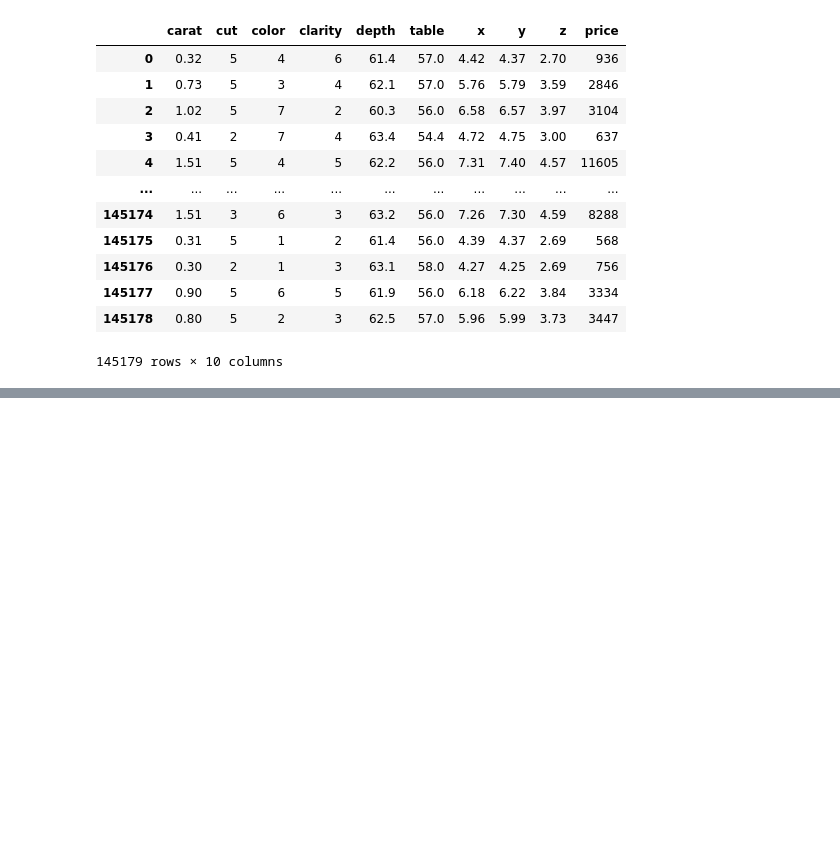
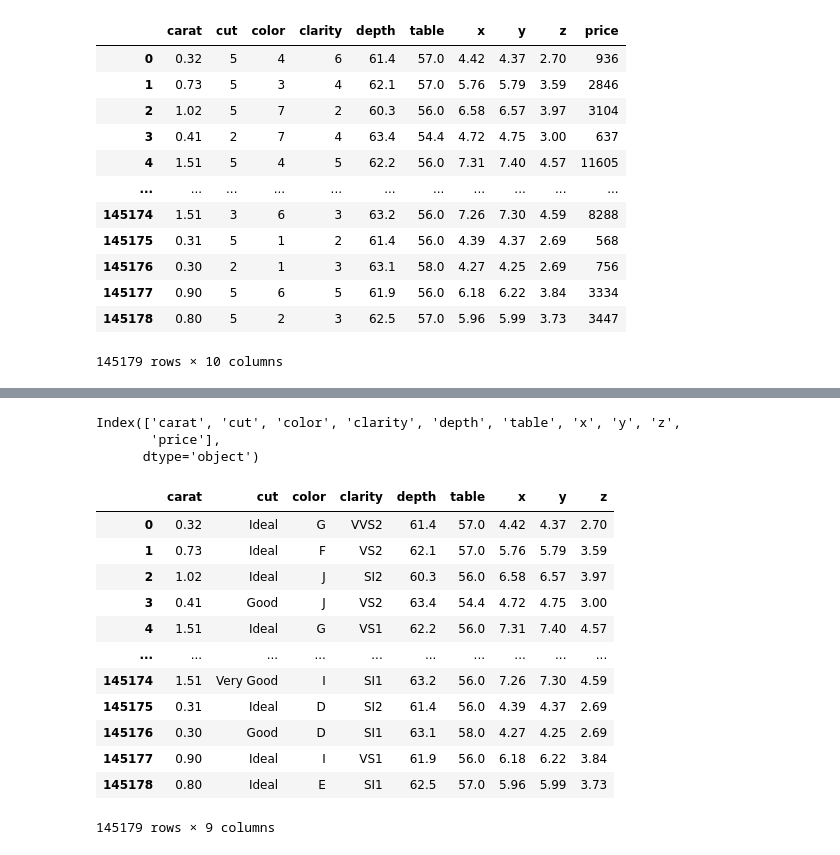
Before and after one commit to SHWACODING/End-To-End-Gemstone-Price-Prediction-MLOps-Pipeline, a Jupyter notebook: experiments/experiments.ipynb, the cells around one changed output, grey strips where cells are left out. Drawn from its saved outputs; the diff is of its cells as text; code cells hidden in the pictures; blank space fills up the shorter version.

Commit message:
Experiment Notebook from Data Ingestion To Model Evaluation

```diff
--- a/experiments/experiments.ipynb
+++ b/experiments/experiments.ipynb
@@ -409,0 +420,4 @@ data
+# %%
+data = pd.read_csv("artifacts/train.csv")
+
+data
@@ -409,0 +438,4 @@ data
+# %%
+data.drop(labels=["id"], axis=1, inplace=True)
+
+data
@@ -409,0 +456,26 @@ data
+# %%
+data.columns
+# %% [output]
+Index(['carat', 'cut', 'color', 'clarity', 'depth', 'table', 'x', 'y', 'z',
+       'price'],
+      dtype='object')
+# %%
+X = data.drop(labels=["price"], axis=1)
+
+y = data["price"]
+# %%
+X
+# %% [output]
+|  | carat | cut | color | clarity | depth | table | x | y | z |
+| 0 | 0.32 | Ideal | G | VVS2 | 61.4 | 57.0 | 4.42 | 4.37 | 2.70 |
+| 1 | 0.73 | Ideal | F | VS2 | 62.1 | 57.0 | 5.76 | 5.79 | 3.59 |
+| 2 | 1.02 | Ideal | J | SI2 | 60.3 | 56.0 | 6.58 | 6.57 | 3.97 |
+| 3 | 0.41 | Good | J | VS2 | 63.4 | 54.4 | 4.72 | 4.75 | 3.00 |
+| 4 | 1.51 | Ideal | G | VS1 | 62.2 | 56.0 | 7.31 | 7.40 | 4.57 |
+| ... | ... | ... | ... | ... | ... | ... | ... | ... | ... |
+| 145174 | 1.51 | Very Good | I | SI1 | 63.2 | 56.0 | 7.26 | 7.30 | 4.59 |
+| 145175 | 0.31 | Ideal | D | SI2 | 61.4 | 56.0 | 4.39 | 4.37 | 2.69 |
+| 145176 | 0.30 | Good | D | SI1 | 63.1 | 58.0 | 4.27 | 4.25 | 2.69 |
+| 145177 | 0.90 | Ideal | I | VS1 | 61.9 | 56.0 | 6.18 | 6.22 | 3.84 |
+| 145178 | 0.80 | Ideal | E | SI1 | 62.5 | 57.0 | 5.96 | 5.99 | 3.73 |
+145179 rows × 9 columns
```
Also changed, not shown: parts of 41 cells of this notebook.
